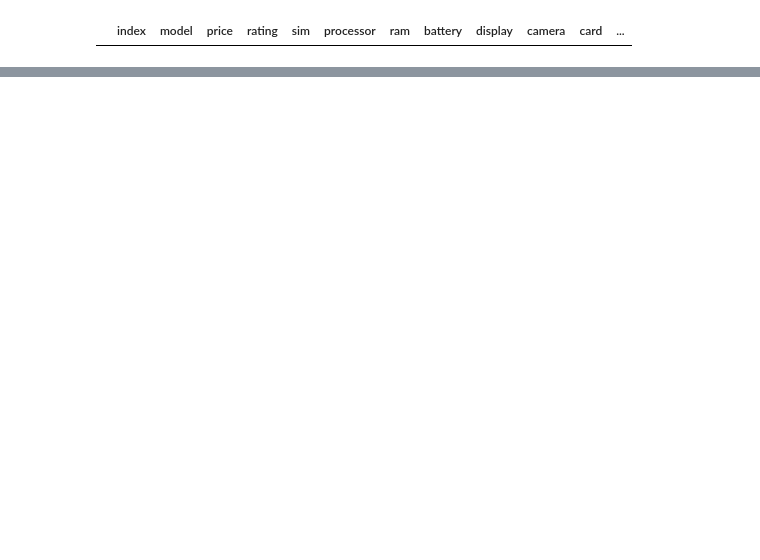
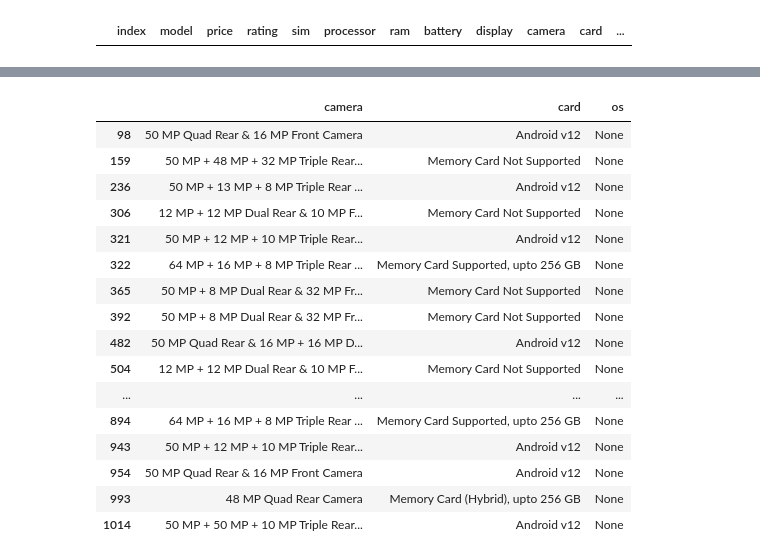
Before and after one commit to Shriram-Vibhute/CampusX-DSMP2.0, a Jupyter notebook: Data Analysis/data_cleaning.ipynb, the cells around one changed output, grey strips where cells are left out. Saved outputs shown, nothing was run; the diff lists cells and outputs as text; code cells hidden in the pictures; blank space fills up the shorter version.

```diff
--- a/Data Analysis/data_cleaning.ipynb
+++ b/Data Analysis/data_cleaning.ipynb
@@ -150,0 +173,29 @@ df = df.drop(index = [582])
+# %%
+df = df.drop(index = [155, 271]) # Removing feature phones
+
+# The problem in camera feature is some values are actual values like 12MP.. and others are Dual Camera Quad Camera...
+camera_records_df = df[df['index'].isin(camera_rows)]
+# %%
+# Based on MPwe can filter and left shift the data
+new_df = camera_records_df.loc[~ camera_records_df['camera'].str.contains("MP"), ['camera', 'card', 'os']].shift(-1, axis = 1)
+df.loc[new_df.index, new_df.columns] = new_df
+# %%
+df.loc[new_df.index, new_df.columns] # By left shifting, The os values are shifted to card column
+# %% [output]
+|  | camera | card | os |
+| 98 | 50 MP Quad Rear & 16 MP Front Camera | Android v12 | None |
+| 159 | 50 MP + 48 MP + 32 MP Triple Rear... | Memory Card Not Supported | None |
+| 236 | 50 MP + 13 MP + 8 MP Triple Rear ... | Android v12 | None |
+| 306 | 12 MP + 12 MP Dual Rear & 10 MP F... | Memory Card Not Supported | None |
+| 321 | 50 MP + 12 MP + 10 MP Triple Rear... | Android v12 | None |
+| 322 | 64 MP + 16 MP + 8 MP Triple Rear ... | Memory Card Supported, upto 256 GB | None |
+| 365 | 50 MP + 8 MP Dual Rear & 32 MP Fr... | Memory Card Not Supported | None |
+| 392 | 50 MP + 8 MP Dual Rear & 32 MP Fr... | Memory Card Not Supported | None |
+| 482 | 50 MP Quad Rear & 16 MP + 16 MP D... | Android v12 | None |
+| 504 | 12 MP + 12 MP Dual Rear & 10 MP F... | Memory Card Not Supported | None |
+| ... | ... | ... | ... |
+| 894 | 64 MP + 16 MP + 8 MP Triple Rear ... | Memory Card Supported, upto 256 GB | None |
+| 943 | 50 MP + 12 MP + 10 MP Triple Rear... | Android v12 | None |
+| 954 | 50 MP Quad Rear & 16 MP Front Camera | Android v12 | None |
+| 993 | 48 MP Quad Rear Camera | Memory Card (Hybrid), upto 256 GB | None |
+| 1014 | 50 MP + 50 MP + 10 MP Triple Rear... | Android v12 | None |
```
Also changed, not shown: parts of 24 cells of this notebook.
